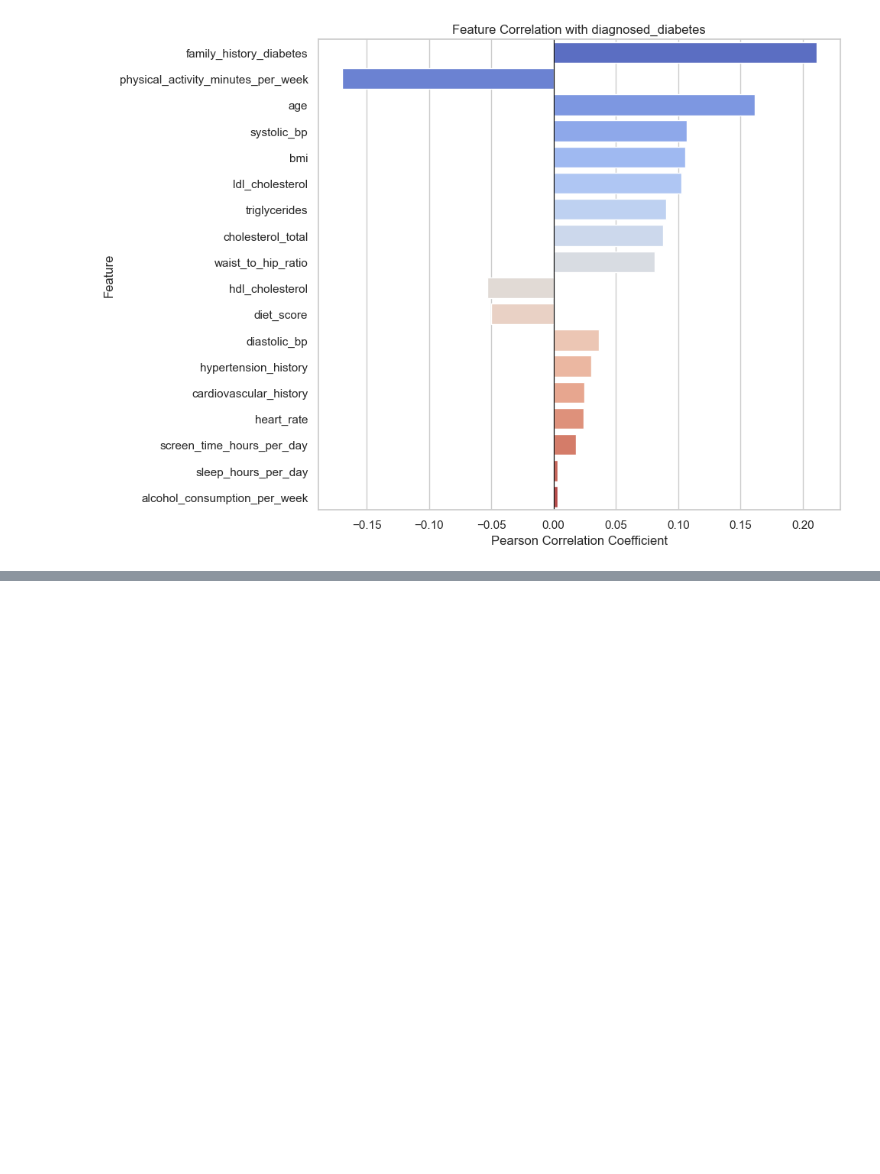
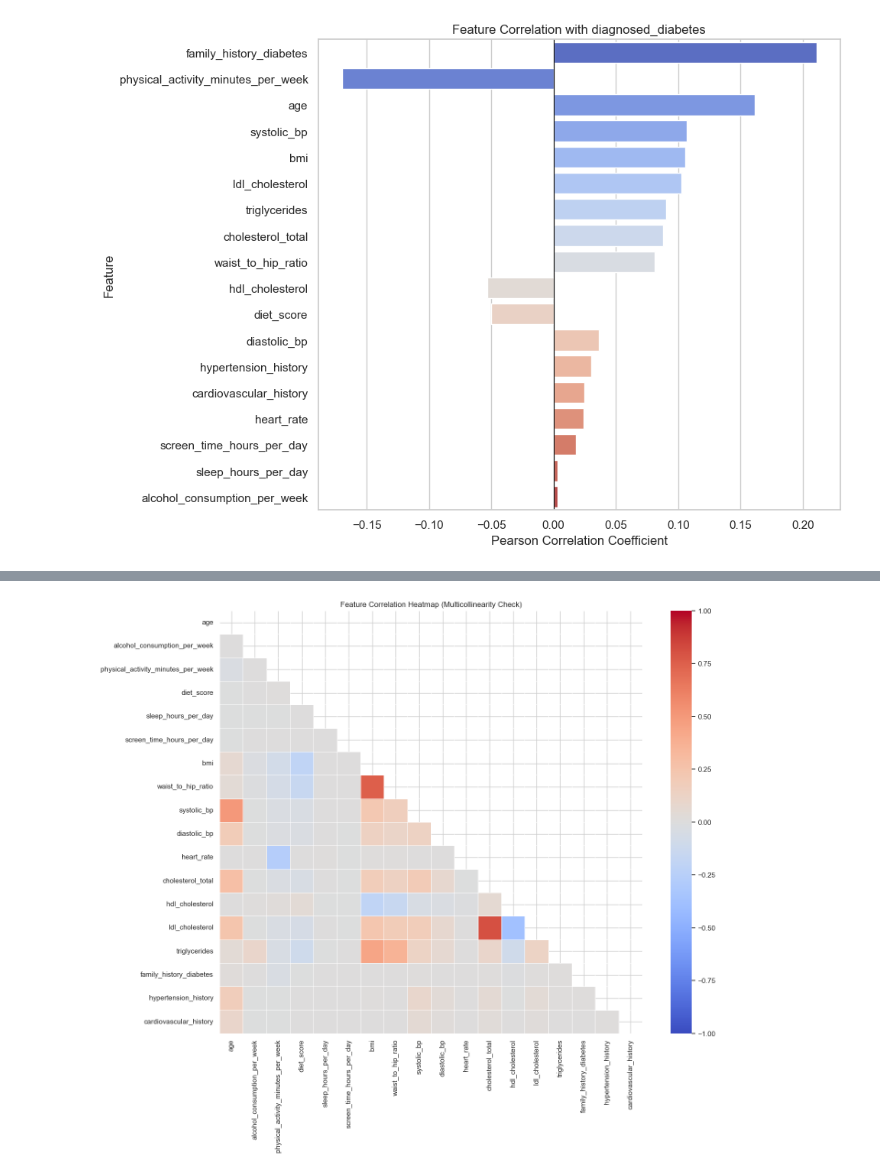
Before and after one commit to kevinwangstats/kaggle-diabetes, a Jupyter notebook: explore.ipynb, the cells around one changed output, grey strips where cells are left out. Cells and saved outputs as stored; diff of their text form; code cells hidden in the pictures; blank space fills up the shorter version.

```diff
--- a/explore.ipynb
+++ b/explore.ipynb
@@ -367,0 +372,14 @@ alcohol_consumption_per_week        | 0.0030       | 0.001383     | 1.2336e-02
+# %%
+import numpy as np
+# Calculate correlation matrix for numeric columns (excluding id and target)
+numeric_cols_corr = [c for c in df.select_dtypes(include=['number']).columns if c not in ['id', 'diagnosed_diabetes']]
+corr_matrix = df[numeric_cols_corr].corr()
+
+# Plotting
+plt.figure(figsize=(16, 12))
+mask = np.triu(np.ones_like(corr_matrix, dtype=bool))
+sns.heatmap(corr_matrix, mask=mask, annot=False, cmap='coolwarm', vmin=-1, vmax=1, center=0, square=True, linewidths=.5)
+plt.title('Feature Correlation Heatmap (Multicollinearity Check)')
+plt.show()
+# %% [output]
+[figure, added]
```
Also changed, not shown: parts of 5 cells of this notebook.
